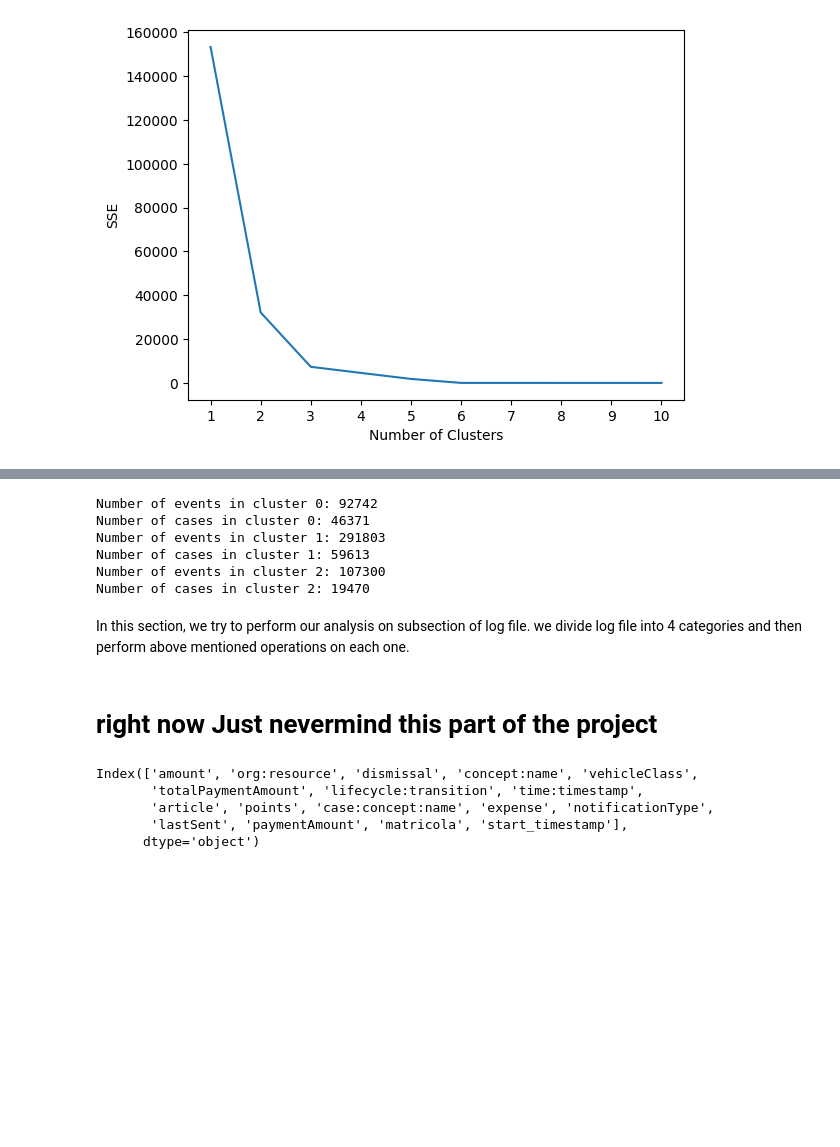
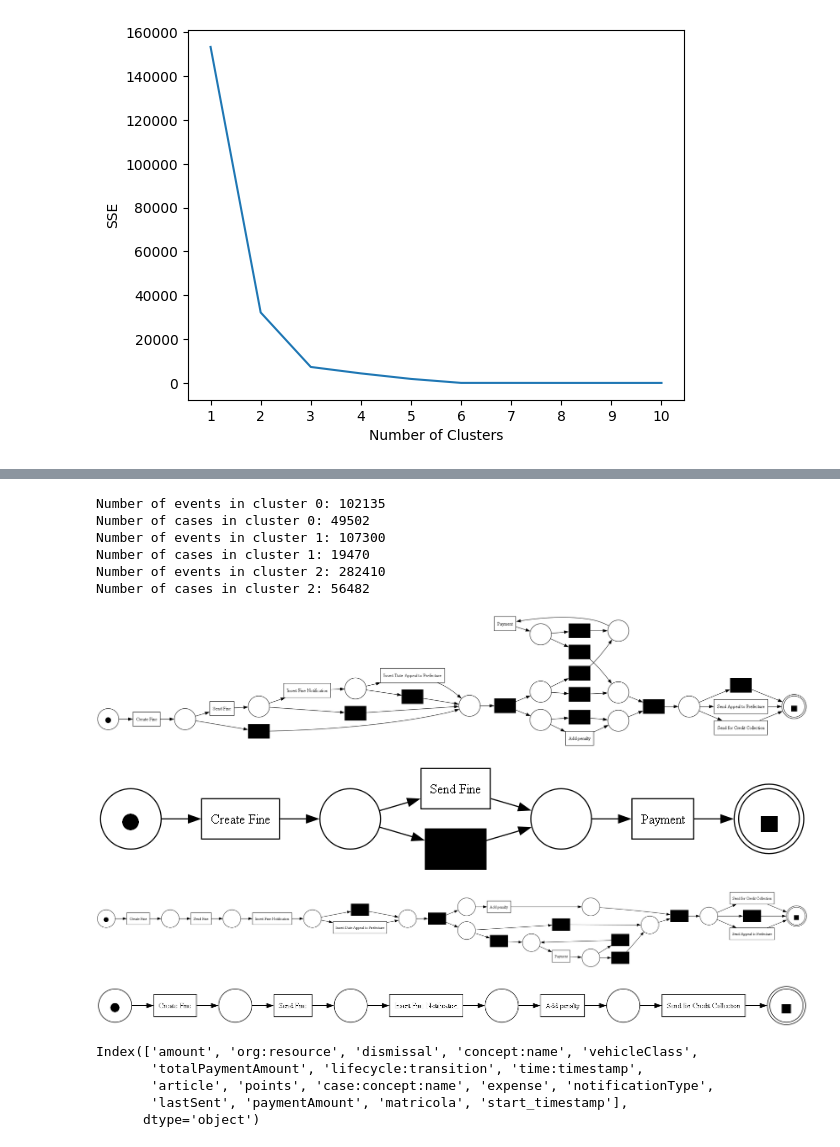
Before and after one commit to robinjmf/BIS_UNIMI, a Jupyter notebook: BIS_project.ipynb, the cells around one changed output, grey strips where cells are left out. Cells and saved outputs as stored; diff of their text form; code cells hidden in the pictures; blank space fills up the shorter version.

```diff
--- a/BIS_project.ipynb
+++ b/BIS_project.ipynb
@@ -1480,64 +1480,55 @@ cluster1_cases = features_df[features_df['cluster'] == 0]['case:concept:name'].t
 cluster1_log = filtered_log[filtered_log['case:concept:name'].isin(cluster1_cases)]
 
 num_events = len(cluster1_log)
 num_cases = len(cluster1_log['case:concept:name'].unique())
 print("Number of events in cluster 0: {}\nNumber of cases in cluster 0: {}".format(num_events, num_cases))
 
 # get the list of cases having 1 as a value of column cluster
 cluster2_cases = features_df[features_df['cluster'] == 1]['case:concept:name'].tolist()
 # selecting rows based on condition
 cluster2_log = filtered_log[filtered_log['case:concept:name'].isin(cluster2_cases)]
 
 num_events = len(cluster2_log)
 num_cases = len(cluster2_log['case:concept:name'].unique())
 print("Number of events in cluster 1: {}\nNumber of cases in cluster 1: {}".format(num_events, num_cases))
 
 # get the list of cases having 2 as a value of column cluster
 cluster3_cases = features_df[features_df['cluster'] == 2]['case:concept:name'].tolist()
 # selecting rows based on condition
 cluster3_log = filtered_log[filtered_log['case:concept:name'].isin(cluster3_cases)]
 
 num_events = len(cluster3_log)
 num_cases = len(cluster3_log['case:concept:name'].unique())
 print("Number of events in cluster 2: {}\nNumber of cases in cluster 2: {}".format(num_events, num_cases))
 
-# ## Convert to csv and download file
 
-# from google.colab import files
 
-# features_df.to_csv('output.csv', encoding = 'utf-8-sig')
-# files.download('output.csv')
+# create and visualize the petri net on the filtered_log using inductive miner
+net, im, fm = pm4py.discover_petri_net_inductive(filtered_log)
+pm4py.view_petri_net(net, im, fm, format='png')
 
-# # create and visualize the petri net on the filtered_log using inductive miner
-# net, im, fm = pm4py.discover_petri_net_inductive(filtered_log)
-# pm4py.view_petri_net(net, im, fm, format='png')
+# create and visualize the petri net on clsuter1 using inductive miner
+net, im, fm = pm4py.discover_petri_net_inductive(cluster1_log)
+pm4py.view_petri_net(net, im, fm, format='png')
 
-# # create and visualize the petri net on clsuter1 using inductive miner
-# net, im, fm = pm4py.discover_petri_net_inductive(cluster1_log)
-# pm4py.view_petri_net(net, im, fm, format='png')
+# create and visualize the petri net on clsuter2 using inductive miner
+net, im, fm = pm4py.discover_petri_net_inductive(cluster2_log)
+pm4py.view_petri_net(net, im, fm, format='png')
 
-# # create and visualize the petri net on clsuter2 using inductive miner
-# net, im, fm = pm4py.discover_petri_net_inductive(cluster2_log)
-# pm4py.view_petri_net(net, im, fm, format='png')
-
-# # create and visualize the petri net on clsuter3 using inductive miner
-# net, im, fm = pm4py.discover_petri_net_inductive(cluster3_log)
-# pm4py.view_petri_net(net, im, fm, format='png')
-
-# # Using OpenAI generate an abstraction of the event log for stuiding the statistical distribution of the data
-
-# print(pm4py.openai.abstract_log_attributes(features_df))
+# create and visualize the petri net on clsuter3 using inductive miner
+net, im, fm = pm4py.discover_petri_net_inductive(cluster3_log)
+pm4py.view_petri_net(net, im, fm, format='png')
 # %% [output]
-Number of events in cluster 0: 92742
-Number of cases in cluster 0: 46371
-Number of events in cluster 1: 291803
-Number of cases in cluster 1: 59613
-Number of events in cluster 2: 107300
-Number of cases in cluster 2: 19470
+Number of events in cluster 0: 102135
+Number of cases in cluster 0: 49502
+Number of events in cluster 1: 107300
+Number of cases in cluster 1: 19470
+Number of events in cluster 2: 282410
+Number of cases in cluster 2: 56482
+[figure, added]
+[figure, added]
+[figure, added]
+[figure, added]
-# %% [markdown]
-In this section, we try to perform our analysis on subsection of log file. we divide log file into 4 categories and then perform above mentioned operations on each one.
-# %% [markdown]
-# right now Just nevermind this part of the project
 # %%
 df.columns
 # %% [output]
```
Also changed, not shown: parts of 5 cells of this notebook, 1 other file.
